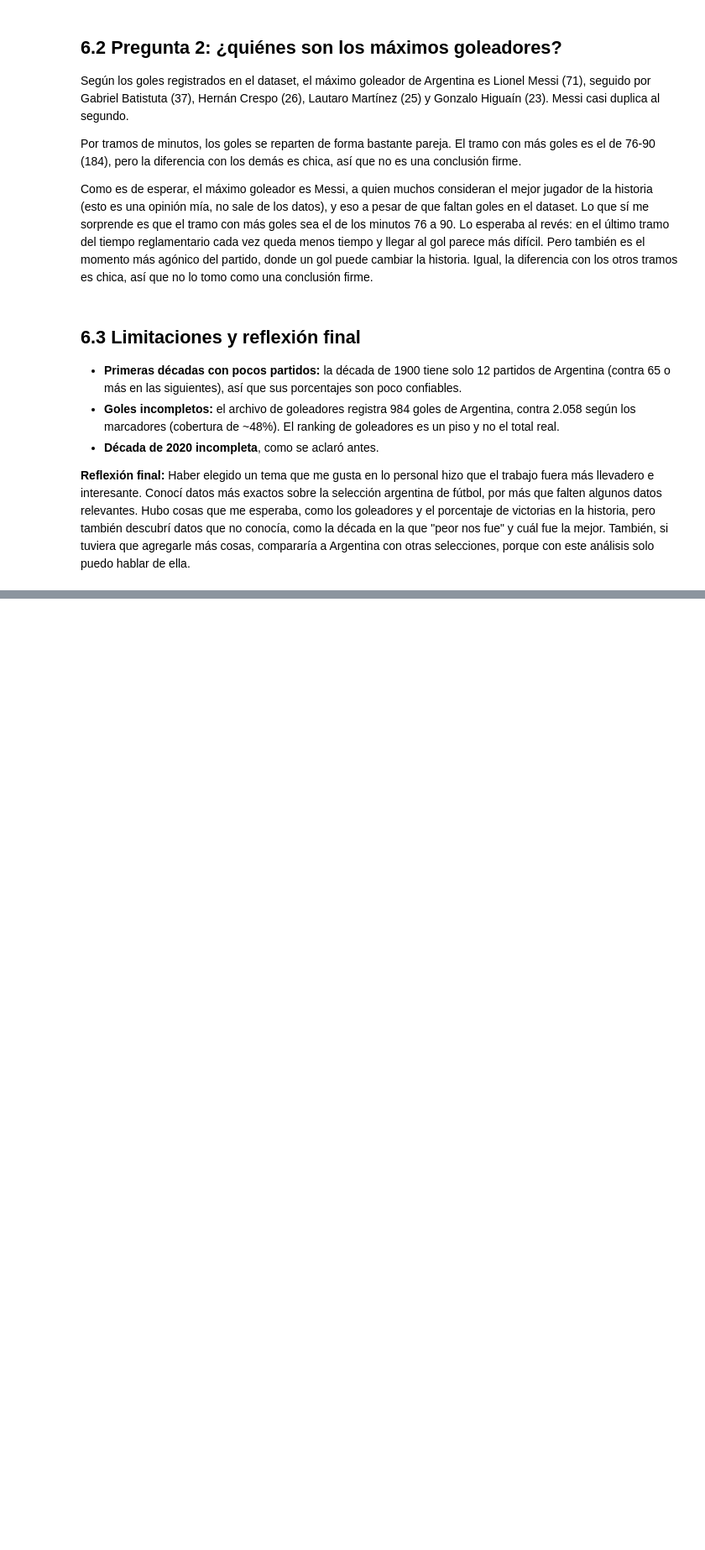
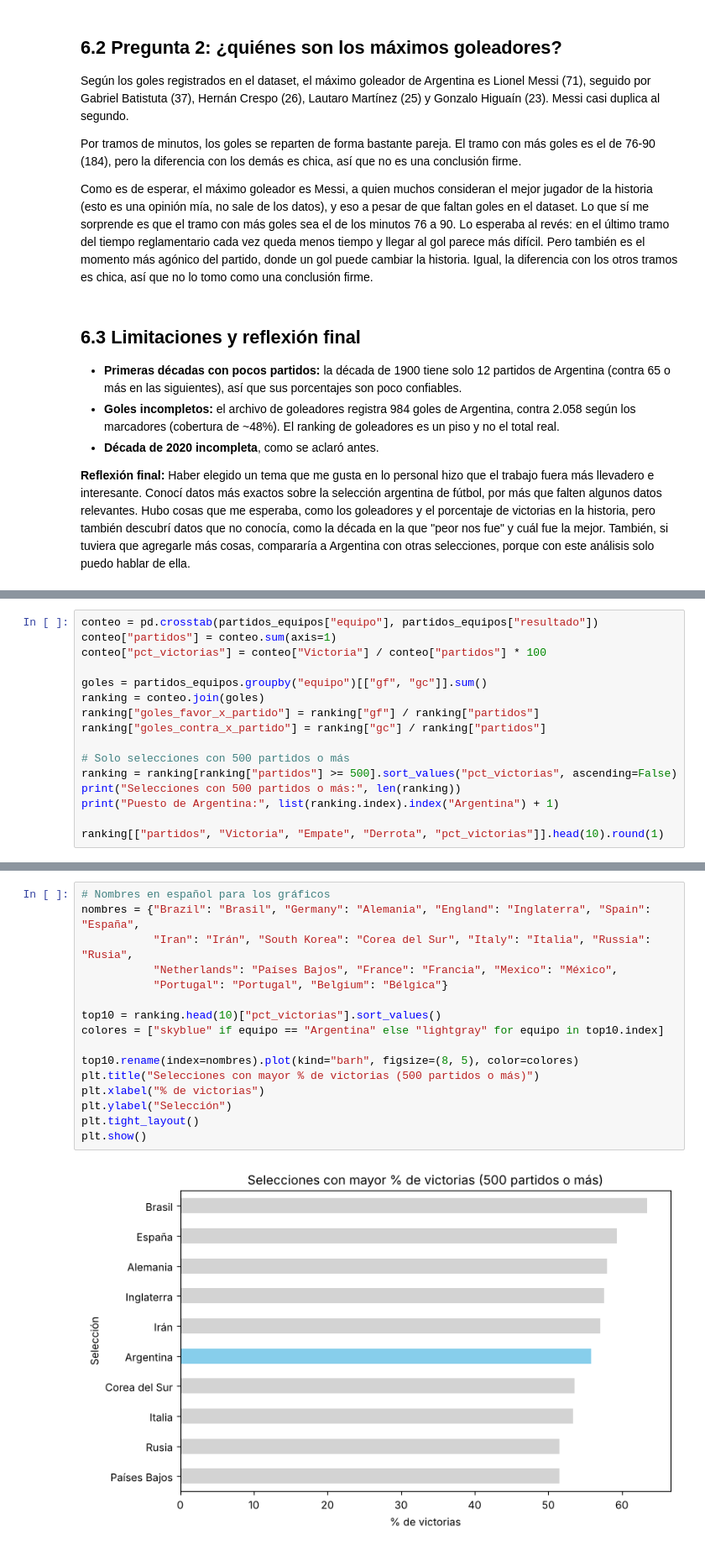
Before and after one commit to JanezSersen07/analisis-seleccion-argentina, a Jupyter notebook: analisis-argentina.ipynb, the cells around one changed output, grey strips where cells are left out. Shown at 84% size. Drawn from its saved outputs; the diff is of its cells as text; blank space fills up the shorter version.

```diff
--- a/analisis-argentina.ipynb
+++ b/analisis-argentina.ipynb
@@ -390,0 +430,16 @@ También, si tuviera que agregarle más cosas, compararía a Argentina con otras
+# %%
+conteo = pd.crosstab(partidos_equipos["equipo"], partidos_equipos["resultado"])
+conteo["partidos"] = conteo.sum(axis=1)
+conteo["pct_victorias"] = conteo["Victoria"] / conteo["partidos"] * 100
+
+goles = partidos_equipos.groupby("equipo")[["gf", "gc"]].sum()
+ranking = conteo.join(goles)
+ranking["goles_favor_x_partido"] = ranking["gf"] / ranking["partidos"]
+ranking["goles_contra_x_partido"] = ranking["gc"] / ranking["partidos"]
+
+# Solo selecciones con 500 partidos o más
+ranking = ranking[ranking["partidos"] >= 500].sort_values("pct_victorias", ascending=False)
+print("Selecciones con 500 partidos o más:", len(ranking))
+print("Puesto de Argentina:", list(ranking.index).index("Argentina") + 1)
+
+ranking[["partidos", "Victoria", "Empate", "Derrota", "pct_victorias"]].head(10).round(1)
@@ -390,0 +461,18 @@ También, si tuviera que agregarle más cosas, compararía a Argentina con otras
+# %%
+# Nombres en español para los gráficos
+nombres = {"Brazil": "Brasil", "Germany": "Alemania", "England": "Inglaterra", "Spain": "España",
+           "Iran": "Irán", "South Korea": "Corea del Sur", "Italy": "Italia", "Russia": "Rusia",
+           "Netherlands": "Países Bajos", "France": "Francia", "Mexico": "México",
+           "Portugal": "Portugal", "Belgium": "Bélgica"}
+
+top10 = ranking.head(10)["pct_victorias"].sort_values()
+colores = ["skyblue" if equipo == "Argentina" else "lightgray" for equipo in top10.index]
+
+top10.rename(index=nombres).plot(kind="barh", figsize=(8, 5), color=colores)
+plt.title("Selecciones con mayor % de victorias (500 partidos o más)")
+plt.xlabel("% de victorias")
+plt.ylabel("Selección")
+plt.tight_layout()
+plt.show()
+# %% [output]
+[figure, added]
```
Also changed, not shown: parts of 16 cells of this notebook, 1 other file.
